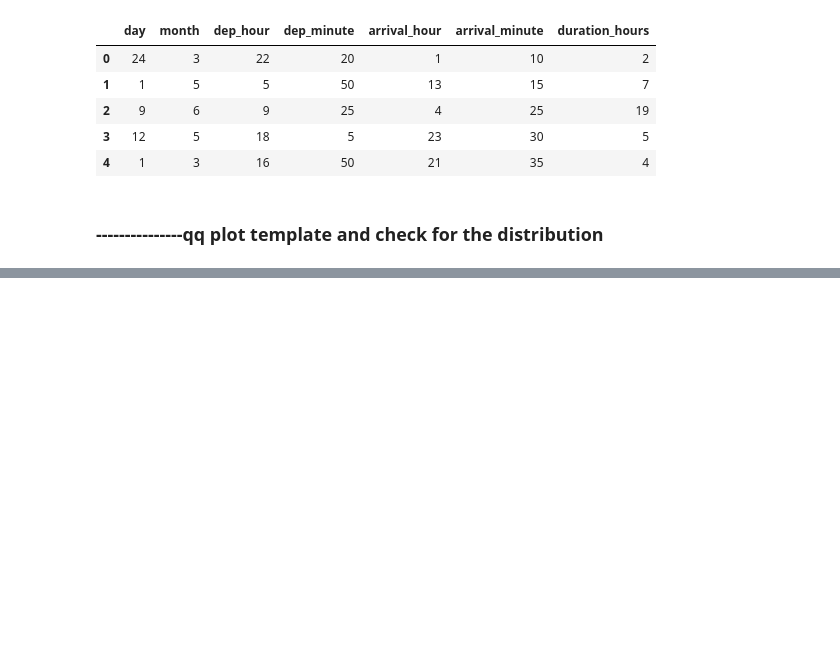
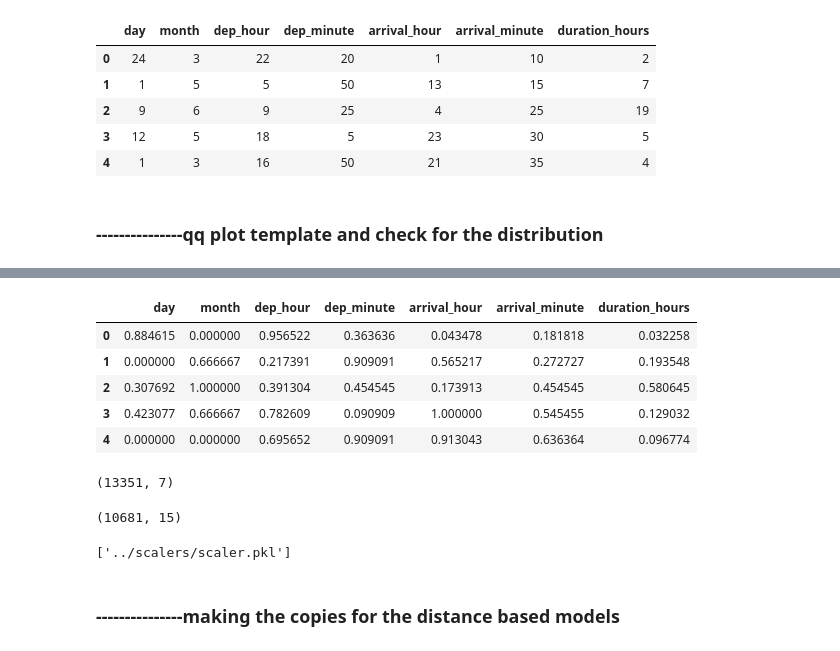
Before and after one commit to utsav87589/Flight-Price-EDA, a Jupyter notebook: notebooks/preprocessing_v2.ipynb, the cells around one changed output, grey strips where cells are left out. Cells and saved outputs as stored; diff of their text form; code cells hidden in the pictures; blank space fills up the shorter version.

Commit message:
further preprocessing going on, fixing the old code

```diff
--- a/notebooks/preprocessing_v2.ipynb
+++ b/notebooks/preprocessing_v2.ipynb
@@ -148,0 +195,8 @@ plot_qq_all(df_subset)
+# %%
+from sklearn.preprocessing import MinMaxScaler
+scaler = MinMaxScaler(feature_range = (0, 1))
+# %%
+# -----------------first for the rest of the features and then we will see the target feature : price
+df_subset_scaled = scaler.fit_transform(df_subset)
+# %%
+df_subset_scaled = pd.DataFrame(df_subset_scaled)
@@ -148,0 +212,28 @@ plot_qq_all(df_subset)
+# %%
+# ---------------changing the names of the columns
+df_subset_scaled.columns = df_subset.columns
+# %%
+df_subset_scaled.head()
+# %% [output]
+|  | day | month | dep_hour | dep_minute | arrival_hour | arrival_minute | duration_hours |
+| 0 | 0.884615 | 0.000000 | 0.956522 | 0.363636 | 0.043478 | 0.181818 | 0.032258 |
+| 1 | 0.000000 | 0.666667 | 0.217391 | 0.909091 | 0.565217 | 0.272727 | 0.193548 |
+| 2 | 0.307692 | 1.000000 | 0.391304 | 0.454545 | 0.173913 | 0.454545 | 0.580645 |
+| 3 | 0.423077 | 0.666667 | 0.782609 | 0.090909 | 1.000000 | 0.545455 | 0.129032 |
+| 4 | 0.000000 | 0.000000 | 0.695652 | 0.909091 | 0.913043 | 0.636364 | 0.096774 |
+# %%
+df_subset_scaled.shape
+# %% [output]
+(13351, 7)
+# %%
+df_train.shape
+# %% [output]
+(10681, 15)
+# %%
+# ----------------saving the scaler
+import joblib
+joblib.dump(scaler, '../scalers/scaler.pkl')
+# %% [output]
+['../scalers/scaler.pkl']
+# %% [markdown]
+### ---------------making the copies for the distance based models
```
Also changed, not shown: parts of 27 cells of this notebook, 3 other files.
